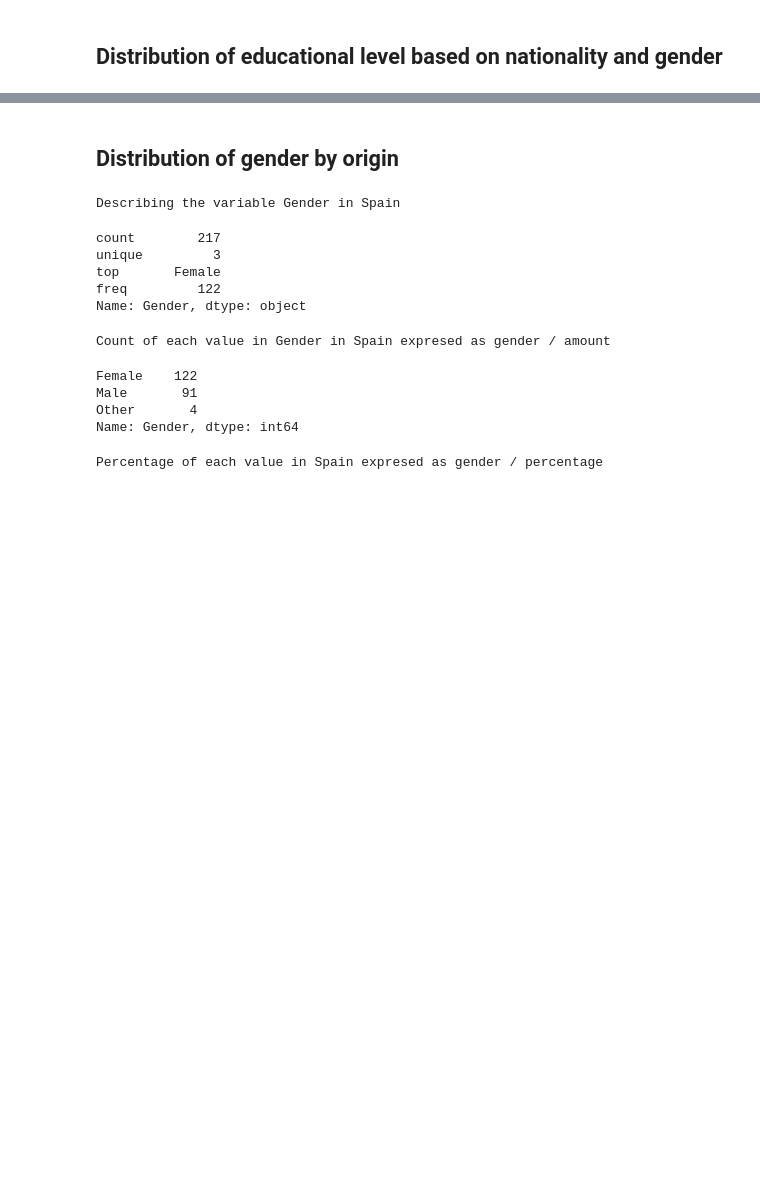
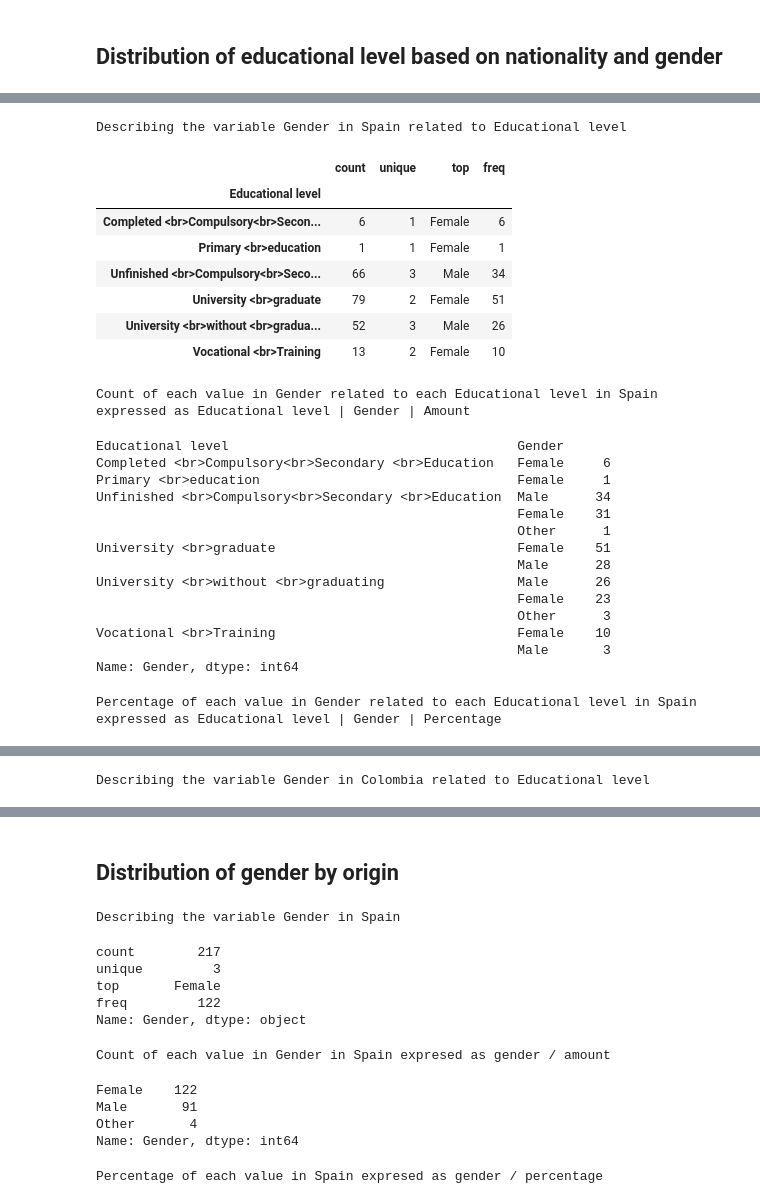
Before and after one commit to felicidadgsanchez/visual-literacy-survey-2018, a Jupyter notebook: notebooks/describing_population_global.ipynb, the cells around one changed output, grey strips where cells are left out. Saved outputs shown, nothing was run; the diff lists cells and outputs as text; code cells hidden in the pictures; blank space fills up the shorter version.

```diff
--- a/notebooks/describing_population_global.ipynb
+++ b/notebooks/describing_population_global.ipynb
@@ -531,0 +496,79 @@ plt.show()
+# %%
+data_complete_nationality['Gender'].replace(
+    values_gender, names_gender, inplace=True)
+
+for country in data_complete_nationality['Nationality'].unique():
+    print(
+        f'Describing the variable Gender in {country} related to Educational level')
+    display(
+        data_complete_nationality[data_complete_nationality['Nationality'] == country].groupby(
+            ['Educational level'])['Gender'].describe())
+    print(
+        f'Count of each value in Gender related to each Educational level in {country} expressed as Educational level | Gender | Amount')
+    display(
+        data_complete_nationality[data_complete_nationality['Nationality'] == country].groupby(
+            ['Educational level'])['Gender'].value_counts())
+    print(
+        f'Percentage of each value in Gender related to each Educational level in {country} expressed as Educational level | Gender | Percentage')
+    display(data_complete_nationality[data_complete_nationality['Nationality'] == country].groupby(
+            ['Educational level'])['Gender'].value_counts(
+        normalize=True).round(4) * 100)
+
+fig9 = {
+    'data': [
+        {
+            'x': data_complete_en[data_complete_en['Gender'] == gender]['Nationality'],
+            'y': data_complete_en[data_complete_en['Gender'] == gender]['Educational level'],
+            'name': gender,
+            'mode': 'markers',
+            'marker': dict(
+                opacity=np.full(
+                    (len(data_complete_en.index), 1), 0.6),
+                # size=(data_complete_en[(data_complete_en['Gender'] == gender)].groupby(
+                #    ['Nationality'])['Educational level'].value_counts())
+
+            ),
+            'name': names_gender[gender]
+        } for gender in data_complete_en['Gender'].unique()
+    ],
+    'layout': {
+        'xaxis': {
+            'title': 'Nationality',
+            'ticktext': labels_nationality,
+            'tickvals': tickvals_nationality
+        },
+        'yaxis': {
+            # 'title': "Age"
+        }
+
+    }
+}
+
+iplot(fig9)
+plt.show()
+# %% [output]
+Describing the variable Gender in Spain related to Educational level
+|  | count | unique | top | freq |
+| Educational level |  |  |  |  |
+| Completed <br>Compulsory<br>Secon... | 6 | 1 | Female | 6 |
+| Primary <br>education | 1 | 1 | Female | 1 |
+| Unfinished <br>Compulsory<br>Seco... | 66 | 3 | Male | 34 |
+| University <br>graduate | 79 | 2 | Female | 51 |
+| University <br>without <br>gradua... | 52 | 3 | Male | 26 |
+| Vocational <br>Training | 13 | 2 | Female | 10 |
+Count of each value in Gender related to each Educational level in Spain expressed as Educational level | Gender | Amount
+Educational level                                     Gender
+Completed <br>Compulsory<br>Secondary <br>Education   Female     6
+Primary <br>education                                 Female     1
+Unfinished <br>Compulsory<br>Secondary <br>Education  Male      34
+                                                      Female    31
+                                                      Other      1
+University <br>graduate                               Female    51
+                                                      Male      28
+University <br>without <br>graduating                 Male      26
+                                                      Female    23
+                                                      Other      3
+Vocational <br>Training                               Female    10
+                                                      Male       3
+Name: Gender, dtype: int64
+Percentage of each value in Gender related to each Educational level in Spain expressed as Educational level | Gender | Percentage
@@ -531,0 +589 @@ plt.show()
+Describing the variable Gender in Colombia related to Educational level
```
Also changed, not shown: parts of 5 cells of this notebook.
